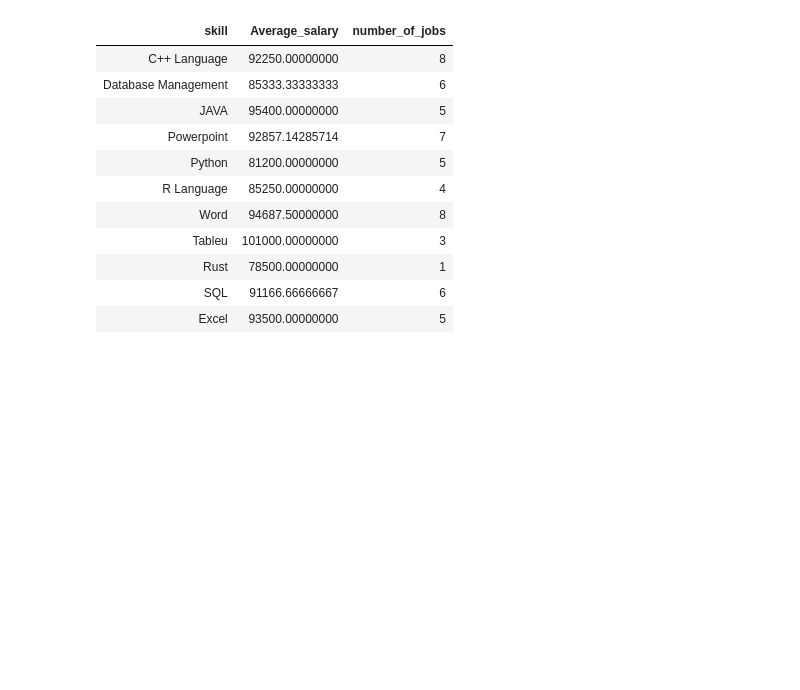
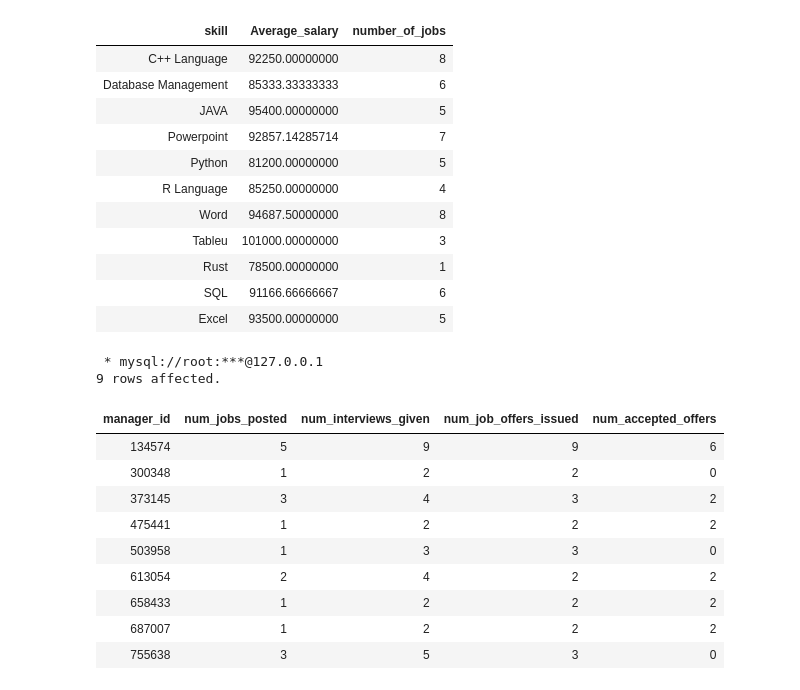
Before and after one commit to JasmineMadi/datajoint-tutorials, a Jupyter notebook: db-course/PythonFinalPro.ipynb, the cells around one changed output. Cells and saved outputs as stored; diff of their text form; code cells hidden in the pictures; blank space fills up the shorter version.

```diff
--- a/db-course/PythonFinalPro.ipynb
+++ b/db-course/PythonFinalPro.ipynb
@@ -406,5 +406,23 @@ GROUP by skill
 | Rust | 78500.00000000 | 1 |
 | SQL | 91166.66666667 | 6 |
 | Excel | 93500.00000000 | 5 |
+# %%
+%%sql
+SELECT m.manager_id,COUNT(Distinct j.job_id) AS num_jobs_posted,COUNT(i.job_id) AS num_interviews_given,COUNT(o.job_id) AS num_job_offers_issued, COUNT(a.job_id) AS num_accepted_offers
+FROM manager m LEFT JOIN job j ON m.manager_id = j.manager_id LEFT JOIN interview i ON j.job_id = i.job_id LEFT JOIN offer o ON i.job_id = o.job_id LEFT JOIN acceptance a ON o.job_id = a.job_id
+GROUP BY m.manager_id
+# %% [output]
+ * mysql://root:***@127.0.0.1
+9 rows affected.
+| manager_id | num_jobs_posted | num_interviews_given | num_job_offers_issued | num_accepted_offers |
+| 134574 | 5 | 9 | 9 | 6 |
+| 300348 | 1 | 2 | 2 | 0 |
+| 373145 | 3 | 4 | 3 | 2 |
+| 475441 | 1 | 2 | 2 | 2 |
+| 503958 | 1 | 3 | 3 | 0 |
+| 613054 | 2 | 4 | 2 | 2 |
+| 658433 | 1 | 2 | 2 | 2 |
+| 687007 | 1 | 2 | 2 | 2 |
+| 755638 | 3 | 5 | 3 | 0 |
 # %%
 %%sql
```
Also changed, not shown: parts of 1 cell of this notebook.
